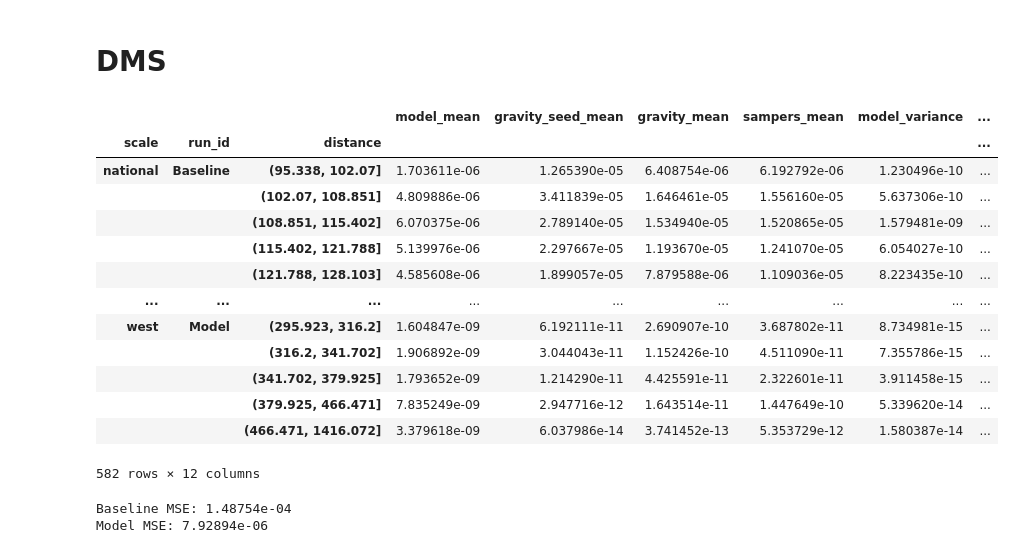
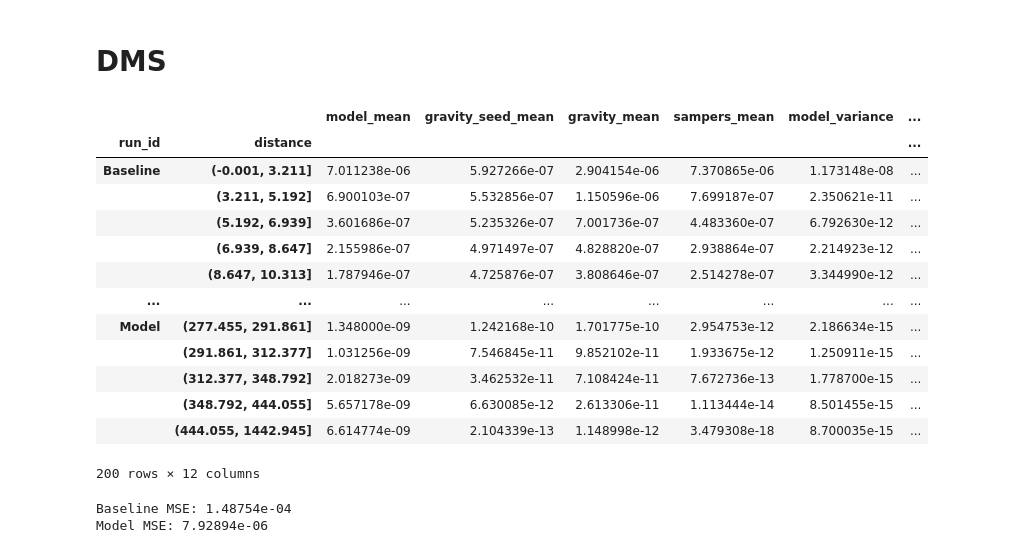
Before and after one commit to TheYuanLiao/individual_mobility_model, a Jupyter notebook: src/py/resultcomp2.ipynb, the cells around one changed output. Cells and saved outputs as stored; diff of their text form; code cells hidden in the pictures.

```diff
--- a/src/py/resultcomp2.ipynb
+++ b/src/py/resultcomp2.ipynb
@@ -235,24 +251,24 @@ dms = resultcomp.read_distance_metrics(directories=directories)
 # %%
 dms = dms[dms['sampers_mean'] != 0.0]
 dms = dms.reset_index()
 dms['run_id'] = dms['run_id'].str.title()
 dms = dms.set_index(['scale', 'run_id', 'distance'])
-dms
+dms.loc['east']
 # %% [output]
-|  |  |  | model_mean | gravity_seed_mean | gravity_mean | sampers_mean | model_variance | ... |
-| scale | run_id | distance |  |  |  |  |  | ... |
-| national | Baseline | (95.338, 102.07] | 1.703611e-06 | 1.265390e-05 | 6.408754e-06 | 6.192792e-06 | 1.230496e-10 | ... |
-|  |  | (102.07, 108.851] | 4.809886e-06 | 3.411839e-05 | 1.646461e-05 | 1.556160e-05 | 5.637306e-10 | ... |
-|  |  | (108.851, 115.402] | 6.070375e-06 | 2.789140e-05 | 1.534940e-05 | 1.520865e-05 | 1.579481e-09 | ... |
-|  |  | (115.402, 121.788] | 5.139976e-06 | 2.297667e-05 | 1.193670e-05 | 1.241070e-05 | 6.054027e-10 | ... |
-|  |  | (121.788, 128.103] | 4.585608e-06 | 1.899057e-05 | 7.879588e-06 | 1.109036e-05 | 8.223435e-10 | ... |
-| ... | ... | ... | ... | ... | ... | ... | ... | ... |
-| west | Model | (295.923, 316.2] | 1.604847e-09 | 6.192111e-11 | 2.690907e-10 | 3.687802e-11 | 8.734981e-15 | ... |
-|  |  | (316.2, 341.702] | 1.906892e-09 | 3.044043e-11 | 1.152426e-10 | 4.511090e-11 | 7.355786e-15 | ... |
-|  |  | (341.702, 379.925] | 1.793652e-09 | 1.214290e-11 | 4.425591e-11 | 2.322601e-11 | 3.911458e-15 | ... |
-|  |  | (379.925, 466.471] | 7.835249e-09 | 2.947716e-12 | 1.643514e-11 | 1.447649e-10 | 5.339620e-14 | ... |
-|  |  | (466.471, 1416.072] | 3.379618e-09 | 6.037986e-14 | 3.741452e-13 | 5.353729e-12 | 1.580387e-14 | ... |
+|  |  | model_mean | gravity_seed_mean | gravity_mean | sampers_mean | model_variance | ... |
+| run_id | distance |  |  |  |  |  | ... |
+| Baseline | (-0.001, 3.211] | 7.011238e-06 | 5.927266e-07 | 2.904154e-06 | 7.370865e-06 | 1.173148e-08 | ... |
+|  | (3.211, 5.192] | 6.900103e-07 | 5.532856e-07 | 1.150596e-06 | 7.699187e-07 | 2.350621e-11 | ... |
+|  | (5.192, 6.939] | 3.601686e-07 | 5.235326e-07 | 7.001736e-07 | 4.483360e-07 | 6.792630e-12 | ... |
+|  | (6.939, 8.647] | 2.155986e-07 | 4.971497e-07 | 4.828820e-07 | 2.938864e-07 | 2.214923e-12 | ... |
+|  | (8.647, 10.313] | 1.787946e-07 | 4.725876e-07 | 3.808646e-07 | 2.514278e-07 | 3.344990e-12 | ... |
+| ... | ... | ... | ... | ... | ... | ... | ... |
+| Model | (277.455, 291.861] | 1.348000e-09 | 1.242168e-10 | 1.701775e-10 | 2.954753e-12 | 2.186634e-15 | ... |
+|  | (291.861, 312.377] | 1.031256e-09 | 7.546845e-11 | 9.852102e-11 | 1.933675e-12 | 1.250911e-15 | ... |
+|  | (312.377, 348.792] | 2.018273e-09 | 3.462532e-11 | 7.108424e-11 | 7.672736e-13 | 1.778700e-15 | ... |
+|  | (348.792, 444.055] | 5.657178e-09 | 6.630085e-12 | 2.613306e-11 | 1.113444e-14 | 8.501455e-15 | ... |
+|  | (444.055, 1442.945] | 6.614774e-09 | 2.104339e-13 | 1.148998e-12 | 3.479308e-18 | 8.700035e-15 | ... |
-582 rows × 12 columns
+200 rows × 12 columns
 # %%
 fig, axes = plots.plot_dist_distribution(dms, 'national')
 
```
Also changed, not shown: parts of 7 cells of this notebook, 3 other files.
